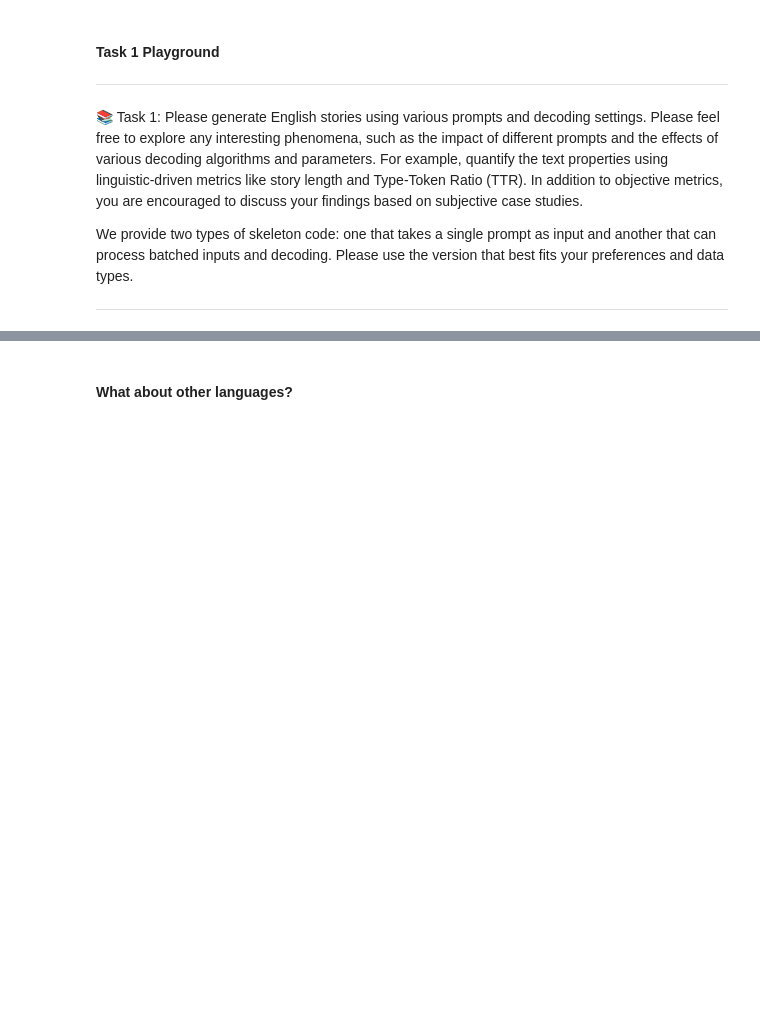
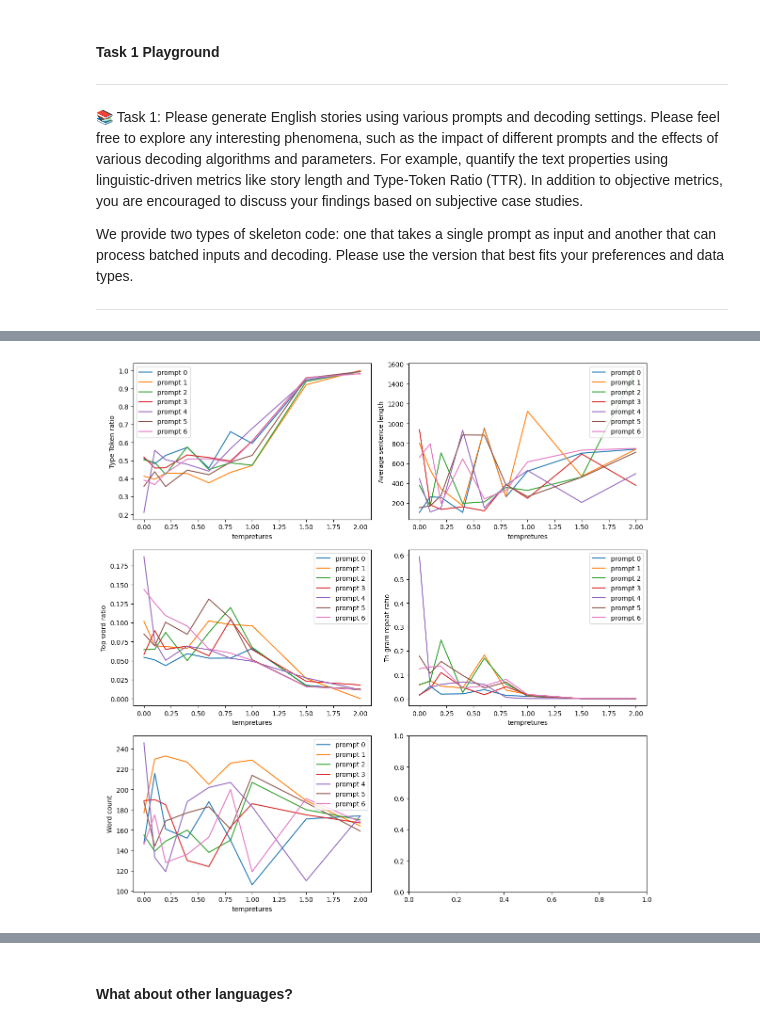
Before and after one commit to Sandoleathy/CISC7021-Applied-NLP-Assignment1, a Jupyter notebook: Tiny Llama-2.ipynb, the cells around one changed output, grey strips where cells are left out. Cells and saved outputs as stored; diff of their text form; code cells hidden in the pictures; blank space fills up the shorter version.

```diff
--- a/Tiny Llama-2.ipynb
+++ b/Tiny Llama-2.ipynb
@@ -425,3 +472,55 @@ They were having so much fun that they didn't notice the dark clouds in the sky.
+# %%
+# statistic is a list of result_statistics
+# x is the hyper-parameters list
+def get_plot_group(statistic, x, name):
+    # length should be len(statistic)
+    fig, axes = plt.subplots(3,2, figsize=(12,12))
+
+    # 循环顺序反了，应该是循环0-6在外
+    # 这里引用了prompt的长度，是源自早期收集数据的时候的设计问题，我懒得改了，能跑就行
+    # 工程角度来讲这让我很难受，但是毕竟是跑AI XD
+    # 我没有那么多时间优化代码了，耦合就耦合吧 XD
+    for i in range(0, len(prompts)):
+        avg_sent_len_list = []
+        top_word_ratio_list = []
+        tri_gram_list = []
+        ttr_list = []
+        word_count_list = []
+        for result_index in statistic:
+            temp = statistic[result_index]
+            ttr_list.append(temp[i]["ttr"])
+            avg_sent_len_list.append(temp[i]["avg_sent_len"])
+            top_word_ratio_list.append(temp[i]["top_word_ratio"])
+            tri_gram_list.append(temp[i]["tri_gram_repeat_ratio"])
+            word_count_list.append(temp[i]["word_count"])
+        axes[0,0].plot(x, ttr_list, label=f"prompt {i}")
+        axes[0,1].plot(x, avg_sent_len_list, label=f"prompt {i}")
+        axes[1,0].plot(x, top_word_ratio_list, label=f"prompt {i}")
+        axes[1,1].plot(x, tri_gram_list, label=f"prompt {i}")
+        axes[2,0].plot(x, word_count_list, label=f"prompt {i}")
+
+    axes[0,0].set_xlabel(name)
+    axes[0,1].set_xlabel(name)
+    axes[1,0].set_xlabel(name)
+    axes[1,1].set_xlabel(name)
+    axes[2,0].set_xlabel(name)
+    axes[0,0].set_ylabel("Type Token ratio")
+    axes[1,0].set_ylabel("Top word ratio")
+    axes[0,1].set_ylabel("Average sentence length")
+    axes[1,1].set_ylabel("Tri-gram repeat ratio")
+    axes[2,0].set_ylabel("Word count")
+    axes[0,0].legend()
+    axes[0,1].legend()
+    axes[1,0].legend()
+    axes[1,1].legend()
+    axes[2,0].legend()
+
+    plt.tight_layout()
+    plt.show()
+
+get_plot_group(overall_result["tempretures"], temperatures, "tempretures")
+# %% [output]
+[figure, added]
 # %%
 # Horizontal comparison
 avg_sent_len_list = []
```
Also changed, not shown: parts of 7 cells of this notebook.
